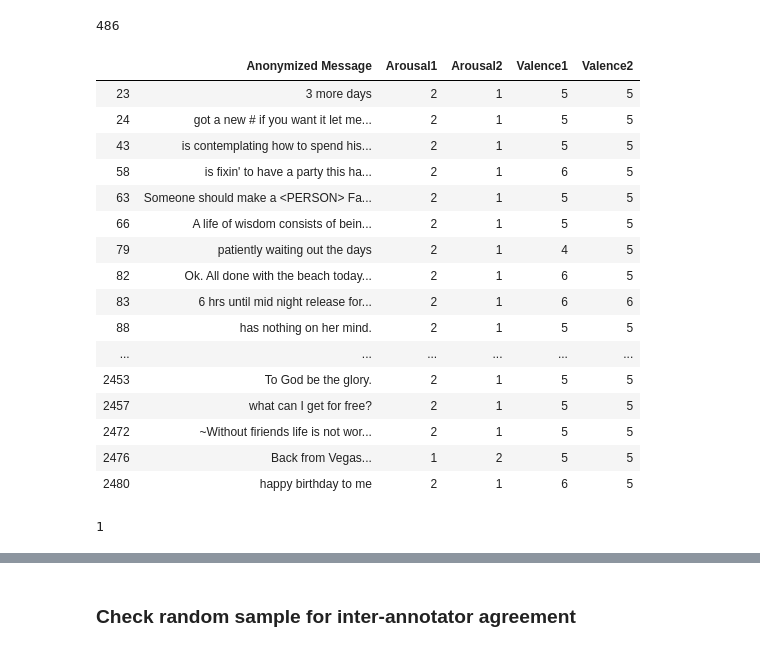
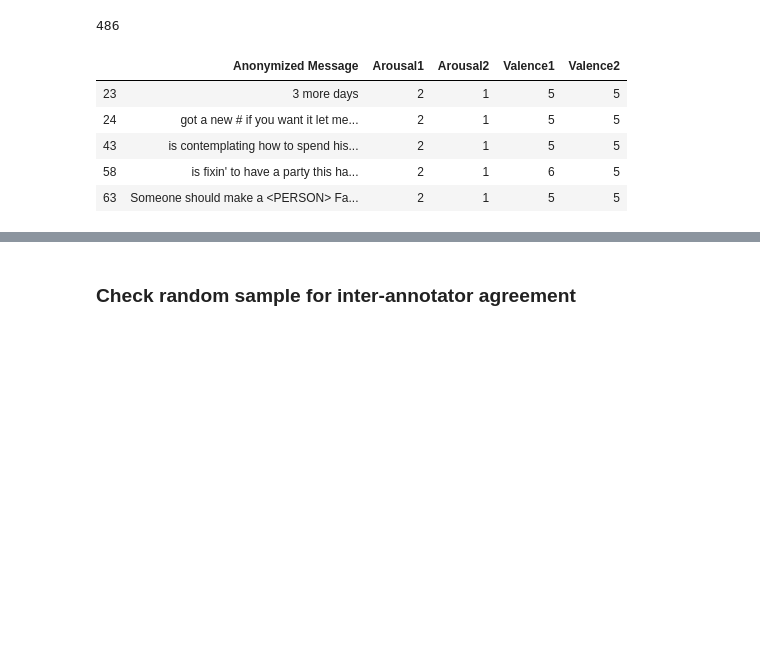
Before and after one commit to suzana-ilic/NLP_affective_computing, a Jupyter notebook: notebooks/EDA_pipeline_dimensional_va_facebook.ipynb, the cells around one changed output, grey strips where cells are left out. Cells and saved outputs as stored; diff of their text form; code cells hidden in the pictures; blank space fills up the shorter version.

Commit message:
removing superfluous prints

```diff
--- a/notebooks/EDA_pipeline_dimensional_va_facebook.ipynb
+++ b/notebooks/EDA_pipeline_dimensional_va_facebook.ipynb
@@ -237,8 +230,12 @@ len(person_check)
 # %% [output]
 125
 # %%
+person_pattern = []
+
 for i in txt_array:
     txt = re.findall(r'<PERSON>', i)
     if txt != []:
-        print(txt)
+        person_pattern.append(txt)
+
+person_pattern[:20]
 # %% [output]
@@ -266,9 +266,13 @@ for i in txt_array:
 ---
 # %%
 # other patterns <*>
+
+other_patterns = []
 
 for i in txt_array:
     txt = re.findall(r'<(.+?)>', i)
     if txt != []:
-        print(txt)
+        other_patterns.append(txt)
+
+other_patterns[0:20]
 # %% [output]
@@ -679,29 +686,14 @@ len(lst_low_arousal)
 486
 # %%
 df_lst_low_arousal = pd.DataFrame(lst_low_arousal, columns = ['Anonymized Message', 'Arousal1','Arousal2','Valence1','Valence2'])
-df_lst_low_arousal
+df_lst_low_arousal.head()
 # %% [output]
 |  | Anonymized Message | Arousal1 | Arousal2 | Valence1 | Valence2 |
 | 23 | 3 more days | 2 | 1 | 5 | 5 |
 | 24 | got a new # if you want it let me... | 2 | 1 | 5 | 5 |
 | 43 | is contemplating how to spend his... | 2 | 1 | 5 | 5 |
 | 58 | is fixin' to have a party this ha... | 2 | 1 | 6 | 5 |
 | 63 | Someone should make a <PERSON> Fa... | 2 | 1 | 5 | 5 |
-| 66 | A life of wisdom consists of bein... | 2 | 1 | 5 | 5 |
-| 79 | patiently waiting out the days | 2 | 1 | 4 | 5 |
-| 82 | Ok. All done with the beach today... | 2 | 1 | 6 | 5 |
-| 83 | 6 hrs until mid night release for... | 2 | 1 | 6 | 6 |
-| 88 | has nothing on her mind. | 2 | 1 | 5 | 5 |
-| ... | ... | ... | ... | ... | ... |
-| 2453 | To God be the glory. | 2 | 1 | 5 | 5 |
-| 2457 | what can I get for free? | 2 | 1 | 5 | 5 |
-| 2472 | ~Without firiends life is not wor... | 2 | 1 | 5 | 5 |
-| 2476 | Back from Vegas... | 1 | 2 | 5 | 5 |
-| 2480 | happy birthday to me | 2 | 1 | 6 | 5 |
-# %%
-data.index[1]
-# %% [output]
-1
 # %%
 frame = [data['Anonymized Message'],data['Valence1'],data['Valence2'],data['Arousal1'],data['Arousal2'],data['Valence'], data['Arousal'], data['Valence high/low'], data['Arousal high/low']]
 random_sample_analysis = pd.concat(frame, axis=1)
```
Also changed, not shown: parts of 8 cells of this notebook, 3 other files.
